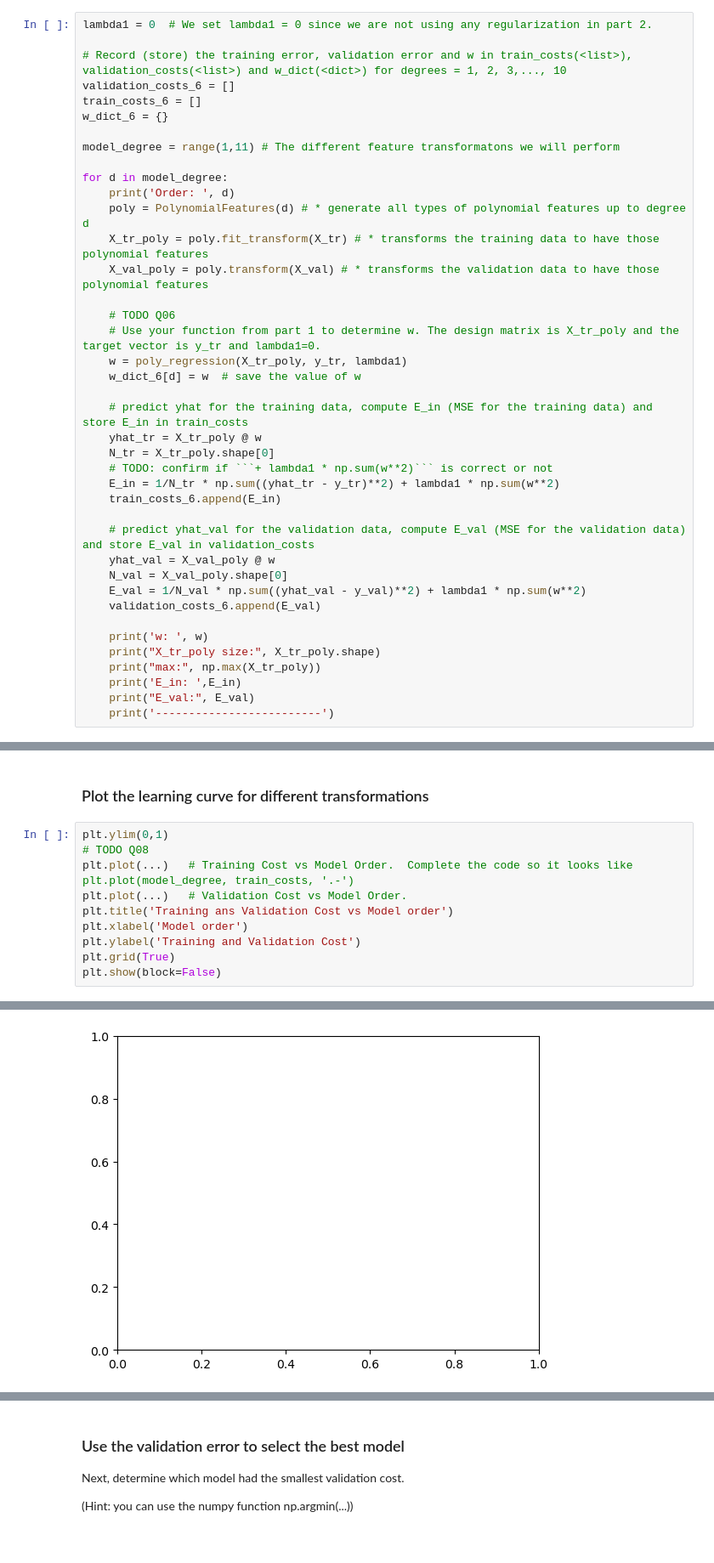
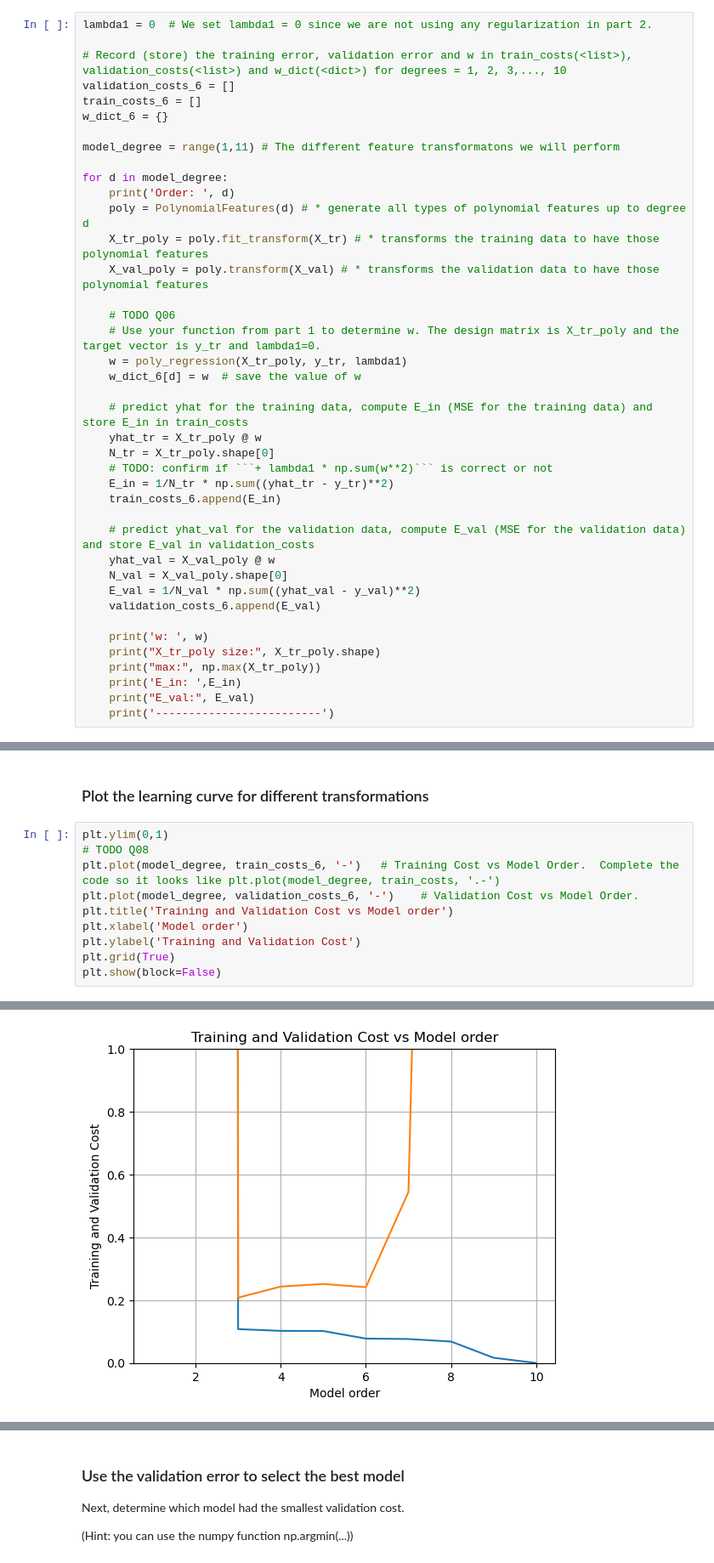
Before and after one commit to Gaurang-1402/Introduction-to-Machine-Learning, a Jupyter notebook: Homeworks/Homework 2/HW2_prog_gr2159.ipynb, the cells around one changed output, grey strips where cells are left out. Shown at 85% size. Drawn from its saved outputs; the diff is of its cells as text.

````diff
--- a/Homeworks/Homework 2/HW2_prog_gr2159.ipynb
+++ b/Homeworks/Homework 2/HW2_prog_gr2159.ipynb
@@ -234,13 +231,13 @@ for d in model_degree:
     yhat_tr = X_tr_poly @ w
     N_tr = X_tr_poly.shape[0]
     # TODO: confirm if ```+ lambda1 * np.sum(w**2)``` is correct or not
-    E_in = 1/N_tr * np.sum((yhat_tr - y_tr)**2) + lambda1 * np.sum(w**2)
+    E_in = 1/N_tr * np.sum((yhat_tr - y_tr)**2)
     train_costs_6.append(E_in)
 
     # predict yhat_val for the validation data, compute E_val (MSE for the validation data) and store E_val in validation_costs
     yhat_val = X_val_poly @ w
     N_val = X_val_poly.shape[0]
-    E_val = 1/N_val * np.sum((yhat_val - y_val)**2) + lambda1 * np.sum(w**2)
+    E_val = 1/N_val * np.sum((yhat_val - y_val)**2)
     validation_costs_6.append(E_val)
 
     print('w: ', w)
@@ -340,9 +338,9 @@ Plot `train_cost` versus `Model order` and `validation_cost` versus `Model order
 # %%
 plt.ylim(0,1)
 # TODO Q08
-plt.plot(...)   # Training Cost vs Model Order.  Complete the code so it looks like plt.plot(model_degree, train_costs, '.-')
-plt.plot(...)   # Validation Cost vs Model Order.
-plt.title('Training ans Validation Cost vs Model order')
+plt.plot(model_degree, train_costs_6, '-')   # Training Cost vs Model Order.  Complete the code so it looks like plt.plot(model_degree, train_costs, '.-')
+plt.plot(model_degree, validation_costs_6, '-')    # Validation Cost vs Model Order.
+plt.title('Training and Validation Cost vs Model order')
 plt.xlabel('Model order')
 plt.ylabel('Training and Validation Cost')
 plt.grid(True)
@@ -352,4 +349,4 @@ TypeError: float() argument must be a string or a number, not 'ellipsis'
-[figure, old version]
+[figure, new version]
 # %% [markdown]
 <!-- BEGIN QUESTION -->
 
````
Also changed, not shown: parts of 9 cells of this notebook.
